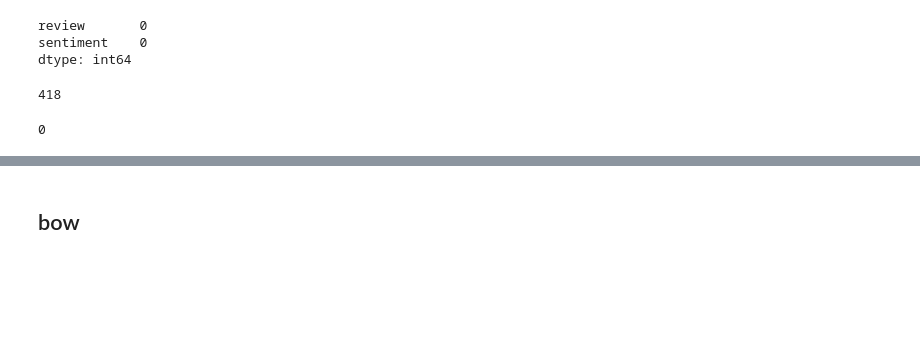
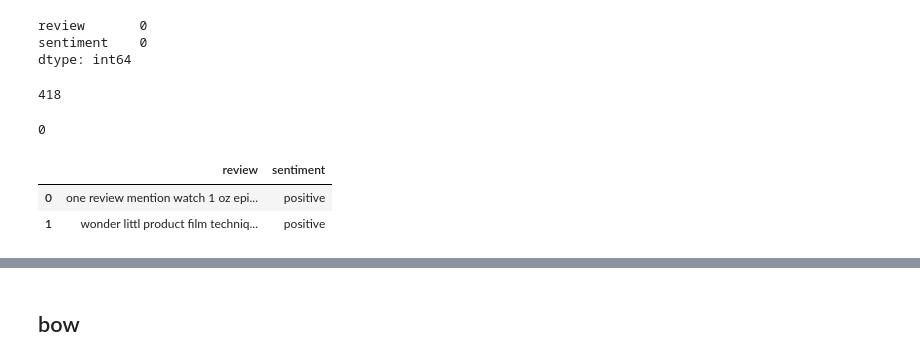
Before and after one commit to Learning2Code75/DLOM, a Jupyter notebook: ML/2_textClassification/try3.ipynb, the cells around one changed output, grey strips where cells are left out. Saved outputs shown, nothing was run; the diff lists cells and outputs as text; code cells hidden in the pictures; blank space fills up the shorter version.

```diff
--- a/ML/2_textClassification/try3.ipynb
+++ b/ML/2_textClassification/try3.ipynb
@@ -537,0 +784,13 @@ import re
+# %%
+df_movie['review'] = df_movie['review'].apply(lambda x : x.lower())
+df_movie['review'] = df_movie['review'].apply(remove_tags)
+df_movie['review'] = df_movie['review'].apply(remove_punctuations)
+df_movie['review'] = df_movie['review'].apply(chat_word_treatment)
+df_movie['review'] = df_movie['review'].apply(lambda x :[item for item in x.split() if item not in sw_list]).apply(lambda x : " ".join(x))
+df_movie['review'] = df_movie['review'].apply(stem_words)
+# %%
+df_movie.head(2)
+# %% [output]
+|  | review | sentiment |
+| 0 | one review mention watch 1 oz epi... | positive |
+| 1 | wonder littl product film techniq... | positive |
```
Also changed, not shown: parts of 49 cells of this notebook, 2 other files.
